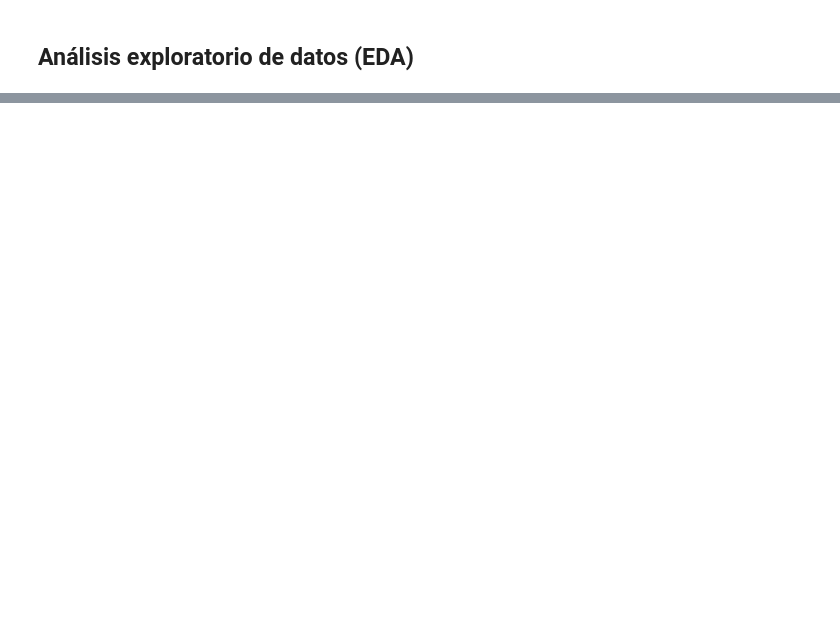
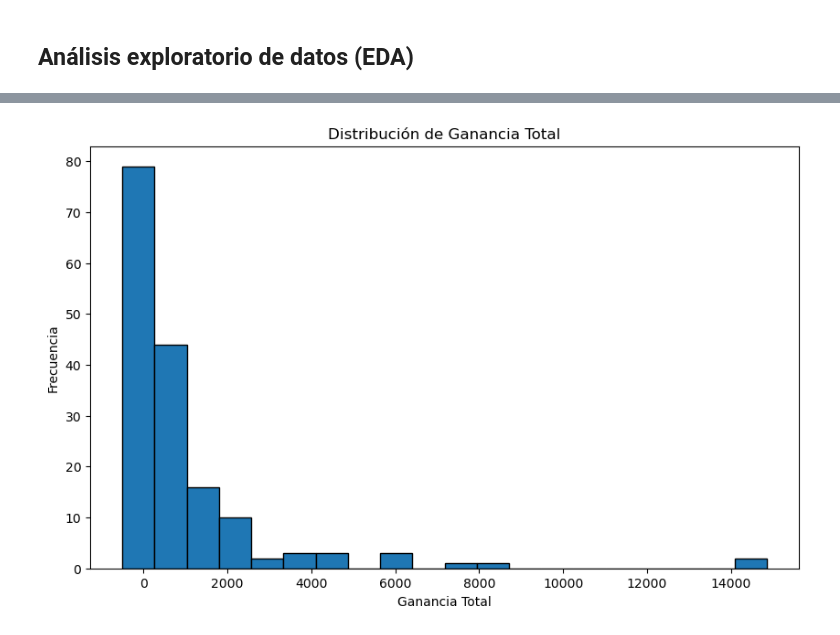
Before and after one commit to alo-argueta/An-lisis-de-venta-de-la-tienda-de-TCGs-Rapture, a Jupyter notebook: notebook.ipynb, the cells around one changed output, grey strips where cells are left out. Drawn from its saved outputs; the diff is of its cells as text; code cells hidden in the pictures; blank space fills up the shorter version.

```diff
--- a/notebook.ipynb
+++ b/notebook.ipynb
@@ -322,0 +496,10 @@ SyntaxError: ':' expected after dictionary key (3424245398.py, line 4)
+# %%
+# Hacemos un histograma de la columna 'ganancia_total' para visualizar la distribución de las ganancias totales de las ventas:
+plt.figure(figsize=(10, 6))
+plt.hist(ventas_trimestre['ganancia_total'], bins=20, edgecolor='black')
+plt.title('Distribución de Ganancia Total')
+plt.xlabel('Ganancia Total')
+plt.ylabel('Frecuencia')
+plt.show()
+# %% [output]
+[figure, added]
```
Also changed, not shown: parts of 20 cells of this notebook.
